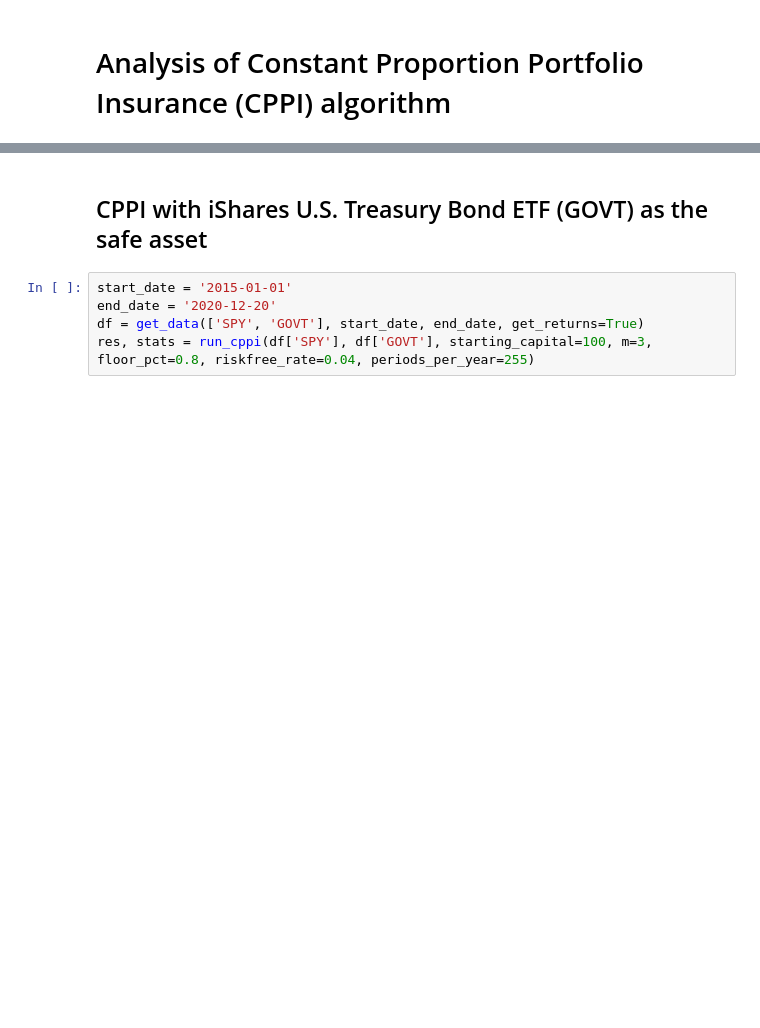
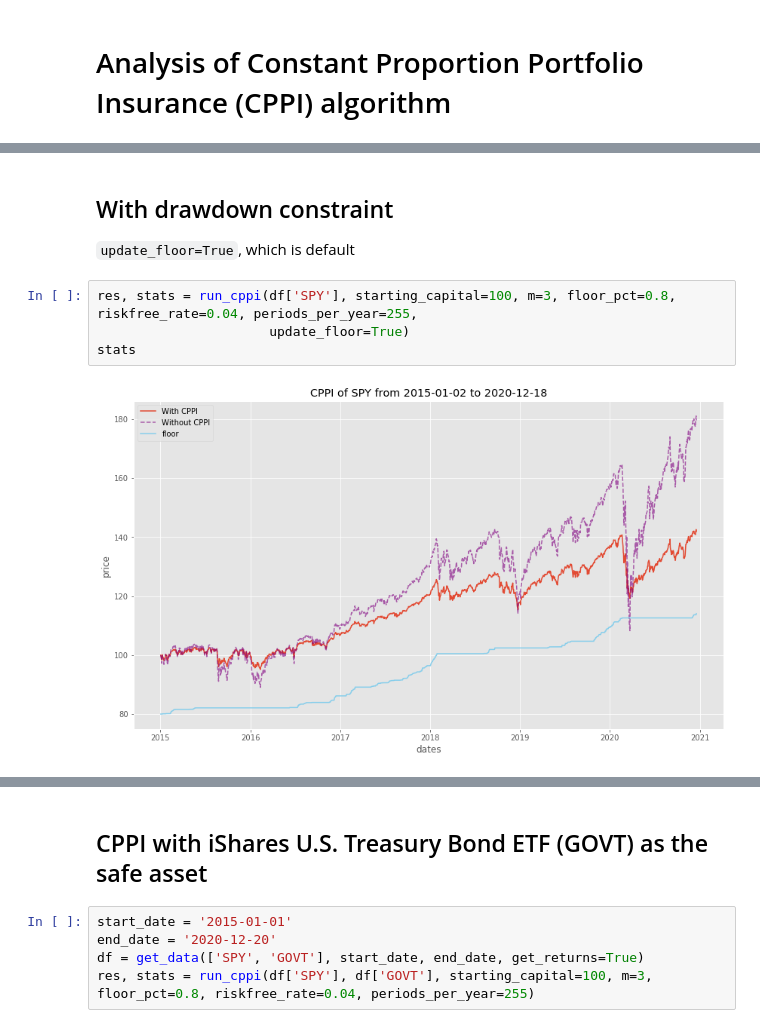
Before and after one commit to Harkishan-99/Alpaca-CPPI, a Jupyter notebook: notebook.ipynb, the cells around one changed output, grey strips where cells are left out. Drawn from its saved outputs; the diff is of its cells as text; blank space fills up the shorter version.

````diff
--- a/notebook.ipynb
+++ b/notebook.ipynb
@@ -178,0 +185,10 @@ stats
+# %% [markdown]
+## With drawdown constraint
+
+```update_floor=True```, which is default
+# %%
+res, stats = run_cppi(df['SPY'], starting_capital=100, m=3, floor_pct=0.8, riskfree_rate=0.04, periods_per_year=255,
+                      update_floor=True)
+stats
+# %% [output]
+[figure, added]
````
Also changed, not shown: parts of 14 cells of this notebook.
